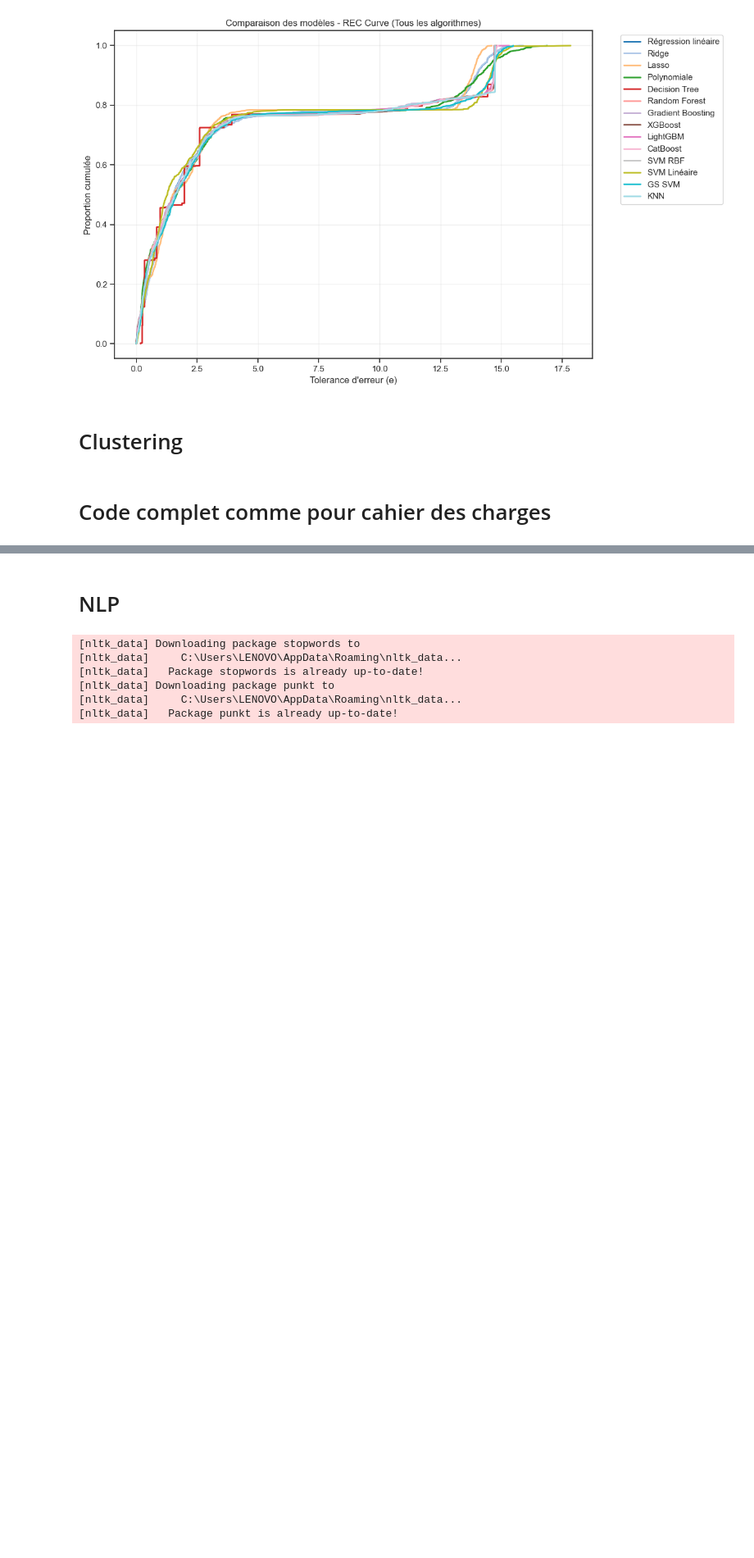
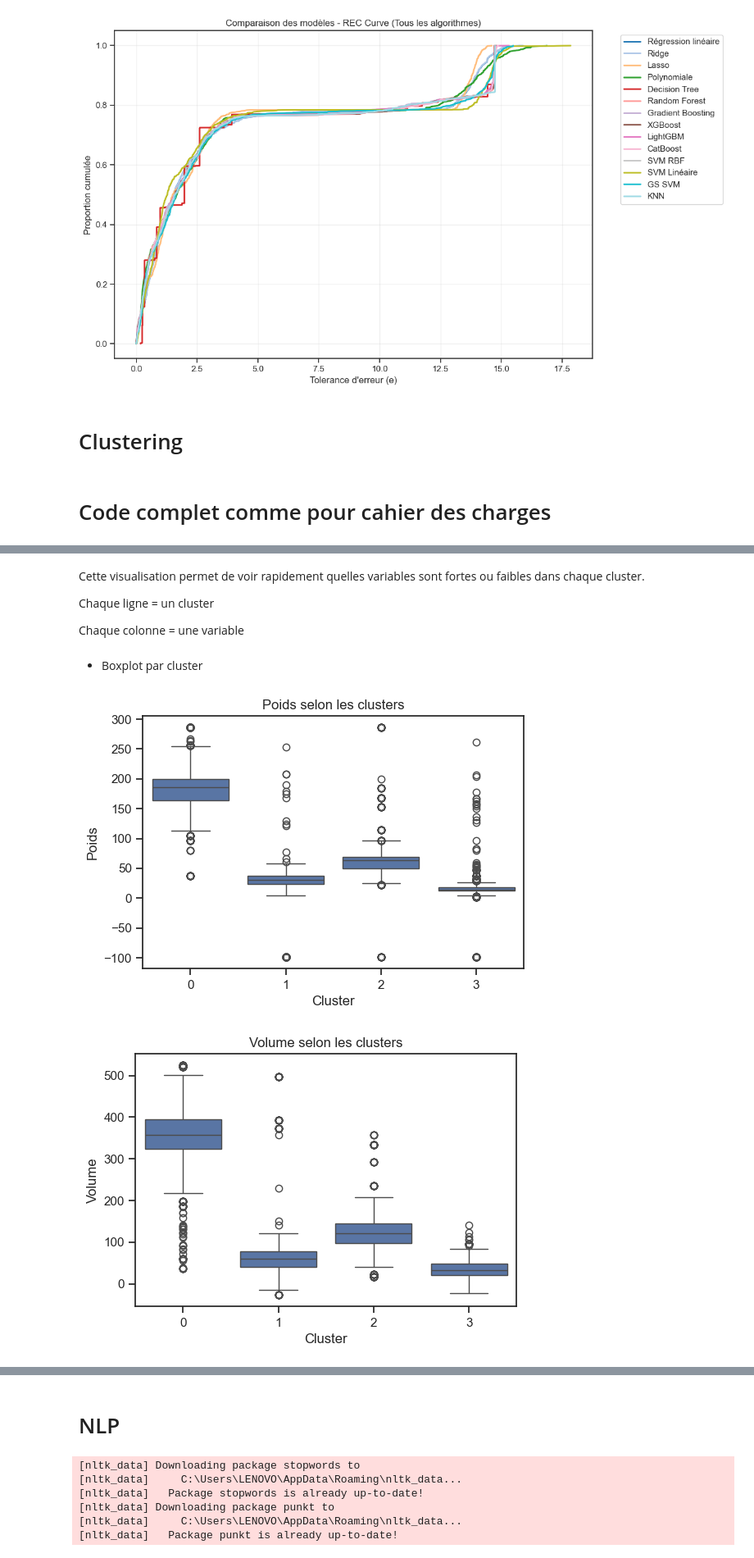
Before and after one commit to Test123599/ECOML, a Jupyter notebook: TpStandard - Copie.ipynb, the cells around one changed output, grey strips where cells are left out. Shown at 82% size. Drawn from its saved outputs; the diff is of its cells as text; code cells hidden in the pictures; blank space fills up the shorter version.

```diff
--- a/TpStandard - Copie.ipynb
+++ b/TpStandard - Copie.ipynb
@@ -2597,0 +2484,27 @@ plt.show()
+# %% [markdown]
+Cette visualisation permet de voir rapidement quelles variables sont fortes ou faibles dans chaque cluster.
+
+Chaque ligne = un cluster
+
+Chaque colonne = une variable
+# %% [markdown]
+- Boxplot par cluster
+# %%
+
+
+for col in cols:
+
+    plt.figure(figsize=(6,4))
+
+    sns.boxplot(
+        x="Cluster",
+        y=col,
+        data=df_clustered
+    )
+
+    plt.title(f"{col} selon les clusters")
+
+    plt.show()
+# %% [output]
+[figure, added]
+[figure, added]
```
Also changed, not shown: parts of 56 cells of this notebook, 3 other files.
